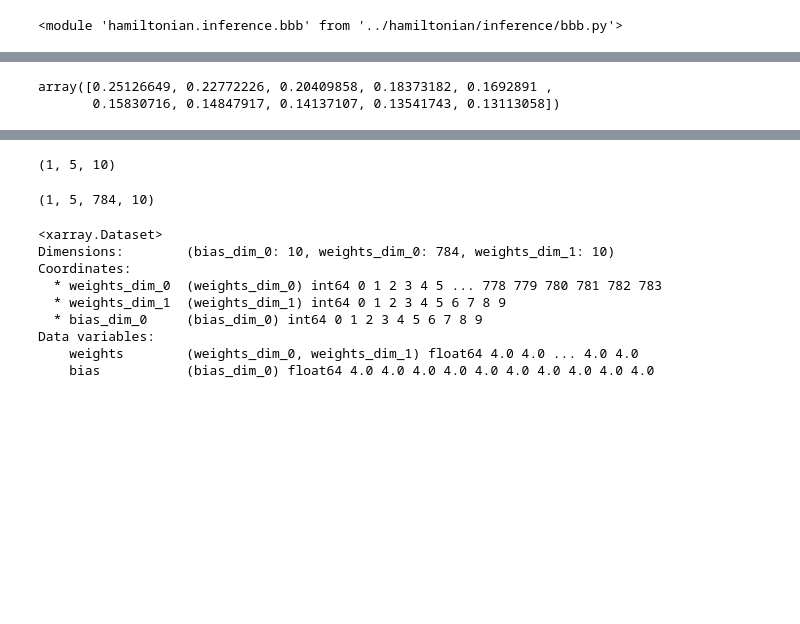
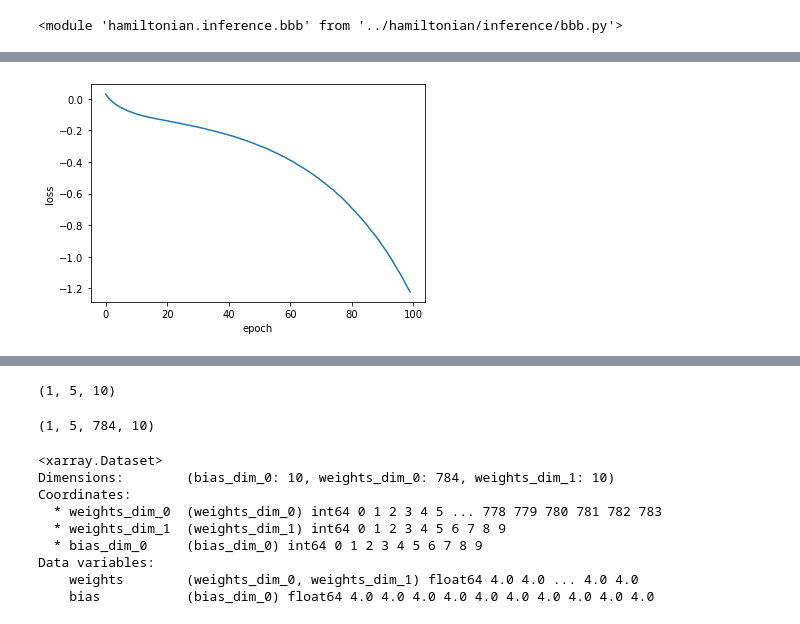
Before and after one commit to sherna90/mxprob, a Jupyter notebook: benchmarks/1.-mnist-softmax.ipynb, the cells around one changed output, grey strips where cells are left out. Saved outputs shown, nothing was run; the diff lists cells and outputs as text; code cells hidden in the pictures; blank space fills up the shorter version.

```diff
--- a/benchmarks/1.-mnist-softmax.ipynb
+++ b/benchmarks/1.-mnist-softmax.ipynb
@@ -189,6 +185,6 @@ importlib.reload(hamiltonian.inference.bbb)
 # %% [output]
 <module 'hamiltonian.inference.bbb' from '../hamiltonian/inference/bbb.py'>
 # %%
-par,loss=inference.fit(epochs=10,batch_size=64,
+par,loss,(means,sigmas)=inference.fit(epochs=100,batch_size=64,
                              X_train=X_train,y_train=y_train,
-                             verbose=True)
+                             verbose=False)
@@ -206,5 +191,9 @@ loss: 0.1311
-# %%
-loss
-# %% [output]
-array([0.25126649, 0.22772226, 0.20409858, 0.18373182, 0.1692891 ,
-       0.15830716, 0.14847917, 0.14137107, 0.13541743, 0.13113058])
+# %%
+import matplotlib.pyplot as plt
+
+plt.plot(loss)
+plt.xlabel('epoch')
+plt.ylabel('loss')
+plt.show()
+# %% [output]
+[figure, added]
```
Also changed, not shown: parts of 16 cells of this notebook, 1 other file.
